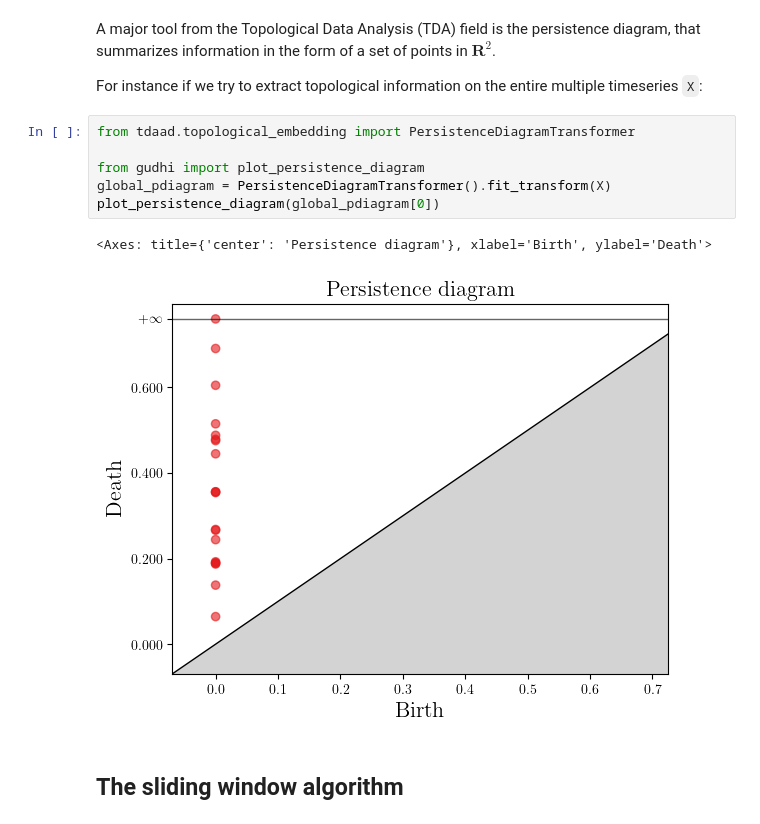
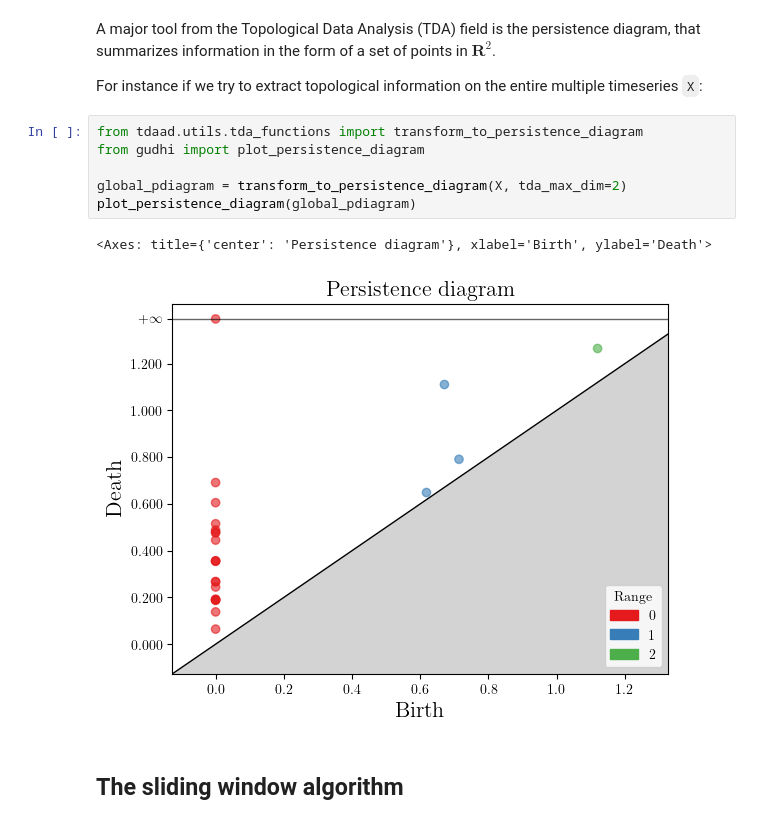
Before and after one commit to IRT-SystemX/tdaad, a Jupyter notebook: examples/oua_tutorial.ipynb, the cells around one changed output. Cells and saved outputs as stored; diff of their text form.

```diff
--- a/examples/oua_tutorial.ipynb
+++ b/examples/oua_tutorial.ipynb
@@ -64,14 +66,14 @@ A major tool from the Topological Data Analysis (TDA) field is the persistence d
 
 For instance if we try to extract topological information on the entire multiple timeseries `X`:
 # %%
-from tdaad.topological_embedding import PersistenceDiagramTransformer
+from tdaad.utils.tda_functions import transform_to_persistence_diagram
+from gudhi import plot_persistence_diagram
 
-from gudhi import plot_persistence_diagram
-global_pdiagram = PersistenceDiagramTransformer().fit_transform(X)
-plot_persistence_diagram(global_pdiagram[0])
+global_pdiagram = transform_to_persistence_diagram(X, tda_max_dim=2)
+plot_persistence_diagram(global_pdiagram)
 # %% [output]
 <Axes: title={'center': 'Persistence diagram'}, xlabel='Birth', ylabel='Death'>
-[figure, old version]
+[figure, new version]
 # %% [markdown]
 ## The sliding window algorithm
 # %% [markdown]
```
Also changed, not shown: parts of 4 cells of this notebook, 3 other files.
